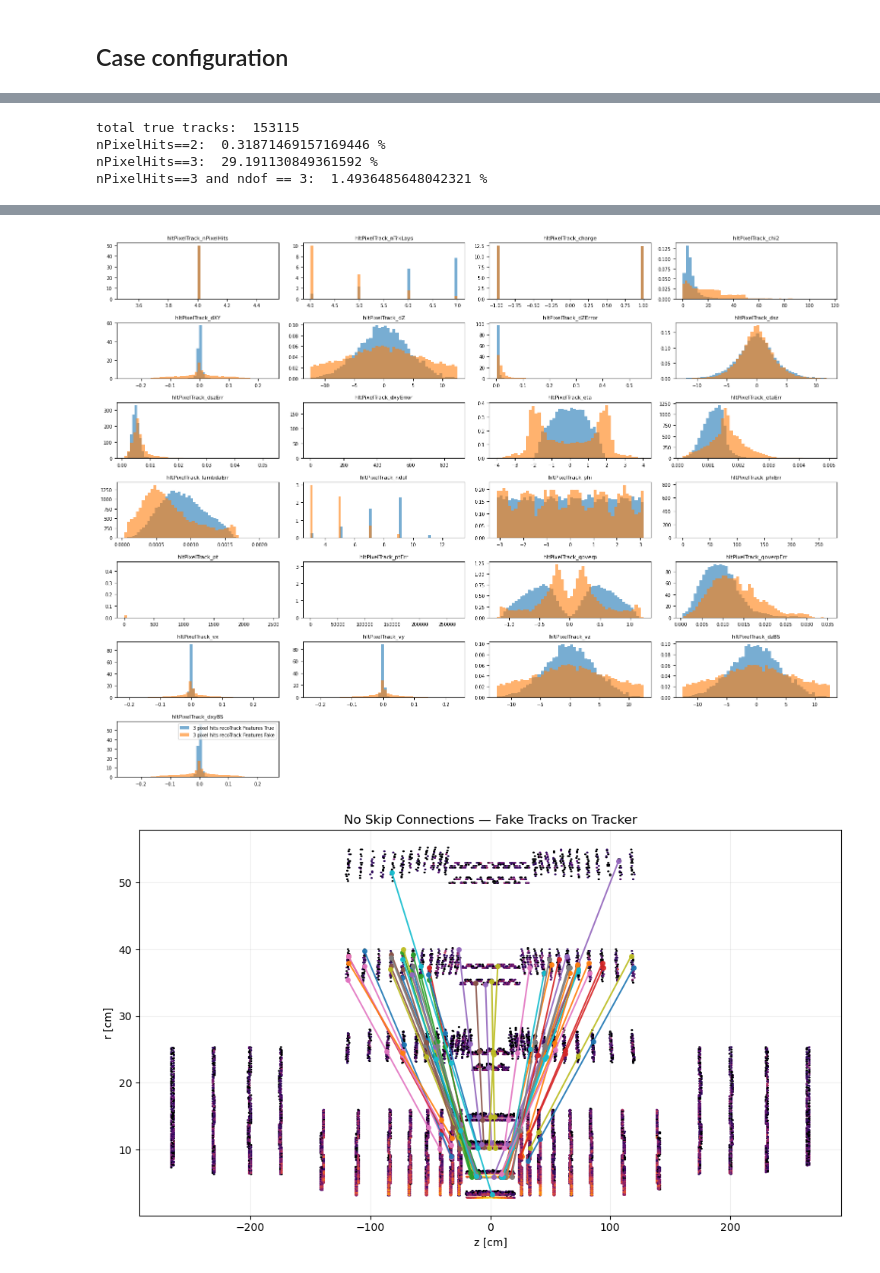
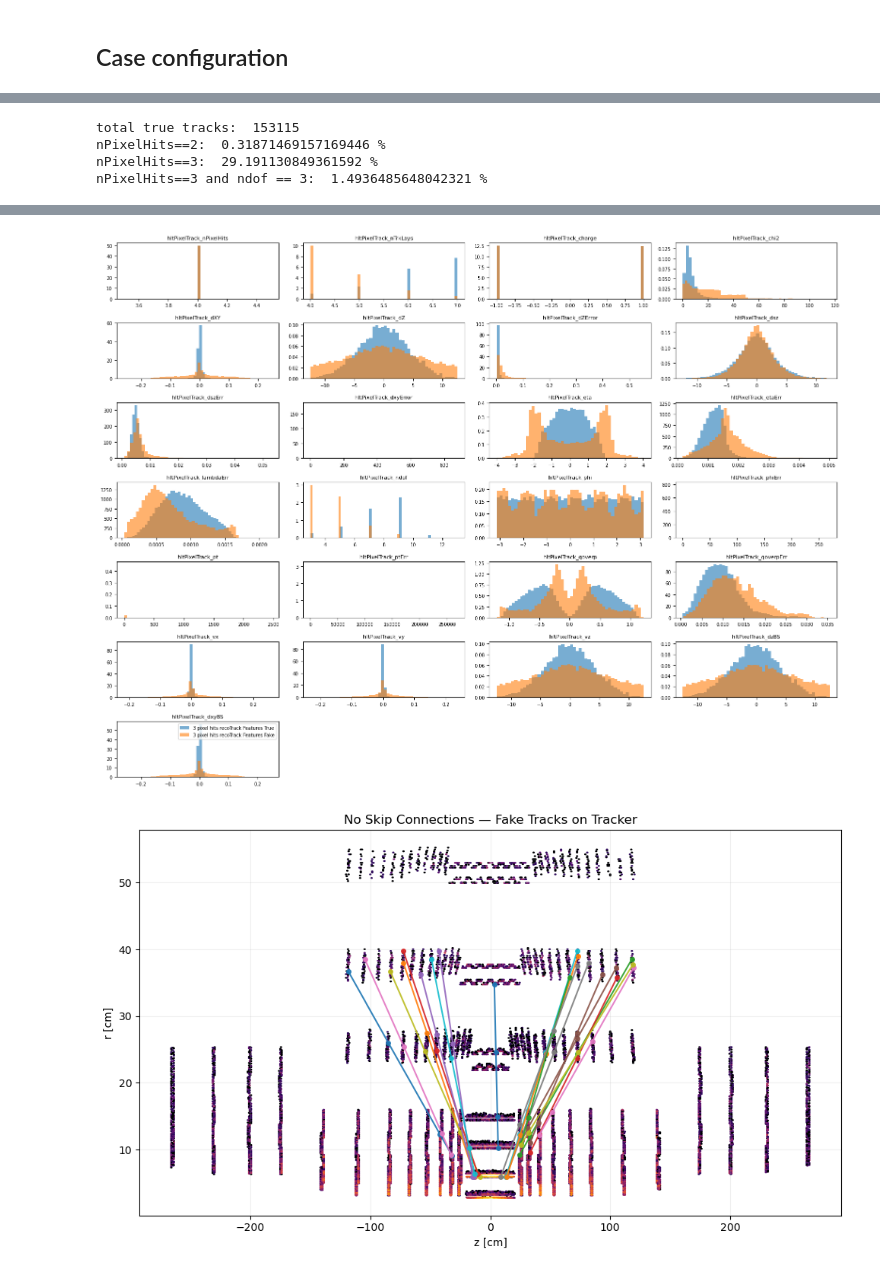
Before and after one commit to EmanueleCoradin/TrackSelectorDNN, a Jupyter notebook: InvestigateFakes.ipynb, the cells around one changed output, grey strips where cells are left out. Saved outputs shown, nothing was run; the diff lists cells and outputs as text; code cells hidden in the pictures.

```diff
--- a/InvestigateFakes.ipynb
+++ b/InvestigateFakes.ipynb
@@ -142,7 +144,7 @@ for CASE in CASES:
     HP_cmp = HP_cmp[recoPixelTrackIsHighPurity.astype(bool),...]
     HP_recoPixelTrackLabels = recoPixelTrackLabels[recoPixelTrackIsHighPurity.astype(bool)]
 
-    plot_single_feature(
+    plot.plot_single_feature(
         X_ref=recoPixelTrackFeatures,
         #X_ref = HP_cmp,
         feature_index=i,
@@ -167,10 +169,10 @@ for CASE in CASES:
     print('nPixelHits==3: ', (mask_3hits & recoPixelTrackLabels).sum()/recoPixelTrackLabels.sum()*100, '%')
     print('nPixelHits==3 and ndof == 3: ', (mask_3hits & recoPixelTrackLabels & ~mask_ndof).sum()/recoPixelTrackLabels.sum()*100, '%')
 
-    recHitFeatures_flat = np.array(masked_flatten(recHitFeatures[mask_hits,:,:], isRecHit[mask_hits])).T
+    recHitFeatures_flat = np.array(pre.masked_flatten(recHitFeatures[mask_hits,:,:], isRecHit[mask_hits])).T
     y_hits = np.repeat(recoPixelTrackLabels[mask_hits], isRecHit[mask_hits].sum(axis=1))  # only if you want to compare by label
 
-    plot_single_feature(
+    plot.plot_single_feature(
         X_ref=recHitFeatures_flat,
         feature_index=i,
         feature_name=fname,
@@ -186,14 +188,14 @@ for CASE in CASES:
     # General feature plot
     #===============================
 
-    plot_feature_distributions(
+    plot.plot_feature_distributions(
         X_ref=recoPixelTrackFeatures[mask_hits],
         feature_names=recoPixelTrackFeatures_names,
         y=recoPixelTrackLabels[mask_hits],
         labels=("2 pixel hits recoTrack Features",)
     )
 
-    plot_feature_distributions(
+    plot.plot_feature_distributions(
         X_ref=recoPixelTrackFeatures[mask_3hits],
         feature_names=recoPixelTrackFeatures_names,
         y=recoPixelTrackLabels[mask_3hits],
@@ -207,7 +209,7 @@ for CASE in CASES:
     max_tracks = 10000
     r_idx = recHitBranches.index("hltPixelTrackRecHits_globalR")
     z_idx = recHitBranches.index("hltPixelTrackRecHits_globalZ")
-    n_tracks_to_plot = 50
+    n_tracks_to_plot = 20
 
     # Shuffle
 
@@ -274,16 +276,16 @@ nPixelHits==3 and ndof == 3:  2.330879324546952 %
 ['Events;1', 'LuminosityBlocks;1', 'Runs;1', 'MetaData;1', 'ParameterSets;1']
 
 -----------------------------------------------
 -----------------------------------------------
 [figure]
 total true tracks:  153115
 nPixelHits==2:  0.31871469157169446 %
 nPixelHits==3:  29.191130849361592 %
 nPixelHits==3 and ndof == 3:  1.4936485648042321 %
 [figure]
 [figure]
 [figure]
-[figure, old version]
+[figure, new version]
 # %%
 import re
 import matplotlib.pyplot as plt
```
Also changed, not shown: parts of 2 cells of this notebook, 2 other files.
